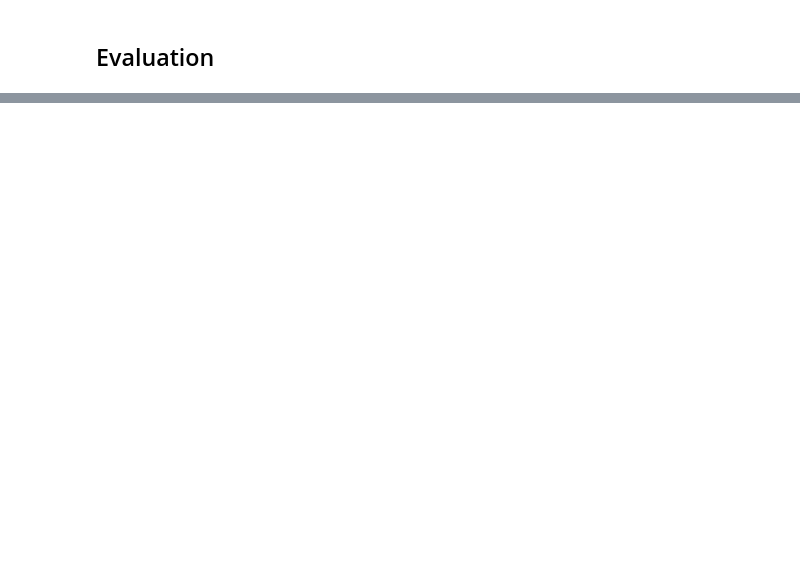
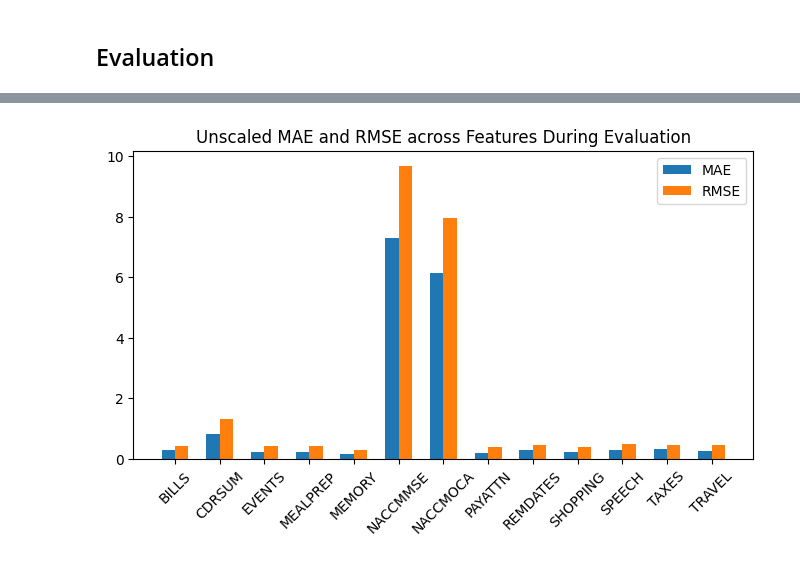
Before and after one commit to kkmanvi123/ds4420-finalproject, a Jupyter notebook: cf/cf_evaluation.ipynb, the cells around one changed output, grey strips where cells are left out. Cells and saved outputs as stored; diff of their text form; code cells hidden in the pictures; blank space fills up the shorter version.

```diff
--- a/cf/cf_evaluation.ipynb
+++ b/cf/cf_evaluation.ipynb
@@ -153,5 +166,5 @@ plt.show()
 # %%
 evaluation_result = cf.evaluate(metric="l2", k=11, sample_size=1000)
 # %%
-evaluation_result["squared_error"] = evaluation_result.apply(standardize_mse, axis=1)
-evaluation_result["absolute_error"] = evaluation_result.apply(standardize_mae, axis=1)
+evaluation_result["squared_error"] = evaluation_result.apply(calc_mse, axis=1)
+evaluation_result["absolute_error"] = evaluation_result.apply(calc_mae, axis=1)
@@ -161,0 +171,3 @@ feature_plot(evaluation_result, save_path="plots/evaluation_feature_plot.png")
+# %%
+evaluation_features = evaluation_result.groupby("feature")[["squared_error", "absolute_error"]].mean().reset_index()
+evaluation_features["rmse"] = evaluation_features["squared_error"].apply(np.sqrt)
@@ -161,0 +191,16 @@ feature_plot(evaluation_result, save_path="plots/evaluation_feature_plot.png")
+# %%
+# plot error metrics unscaled
+x = evaluation_features.index
+labels = evaluation_features["feature"]
+width = 0.3
+
+fig, ax = plt.subplots(figsize=(8, 4))
+ax.bar(x - width/2, evaluation_features["absolute_error"], width, label="MAE")
+ax.bar(x + width/2, evaluation_features["rmse"], width, label="RMSE")
+ax.set_xticks(x, labels=labels, rotation=45)
+ax.set_title("Unscaled MAE and RMSE across Features During Evaluation")
+ax.legend()
+plt.savefig("plots/evaluation_feature_plot_unscaled.png", bbox_inches="tight")
+plt.show()
+# %% [output]
+[figure, added]
```
Also changed, not shown: parts of 6 cells of this notebook, 3 other files.
